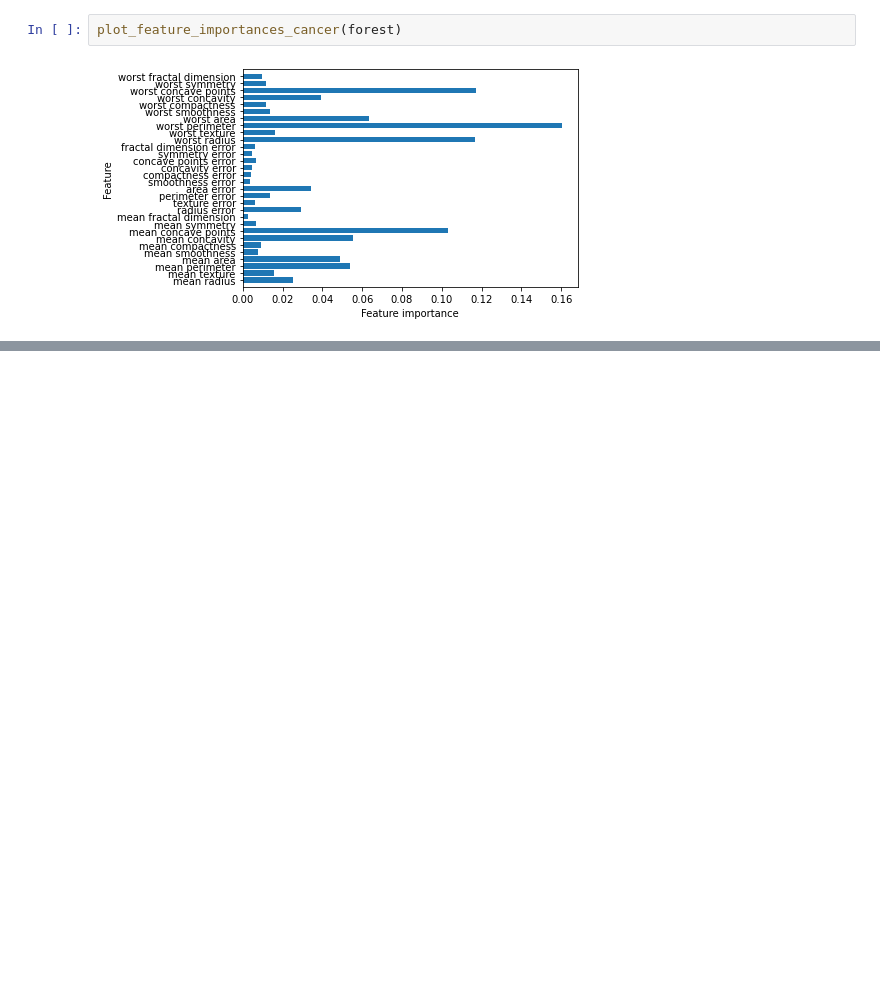
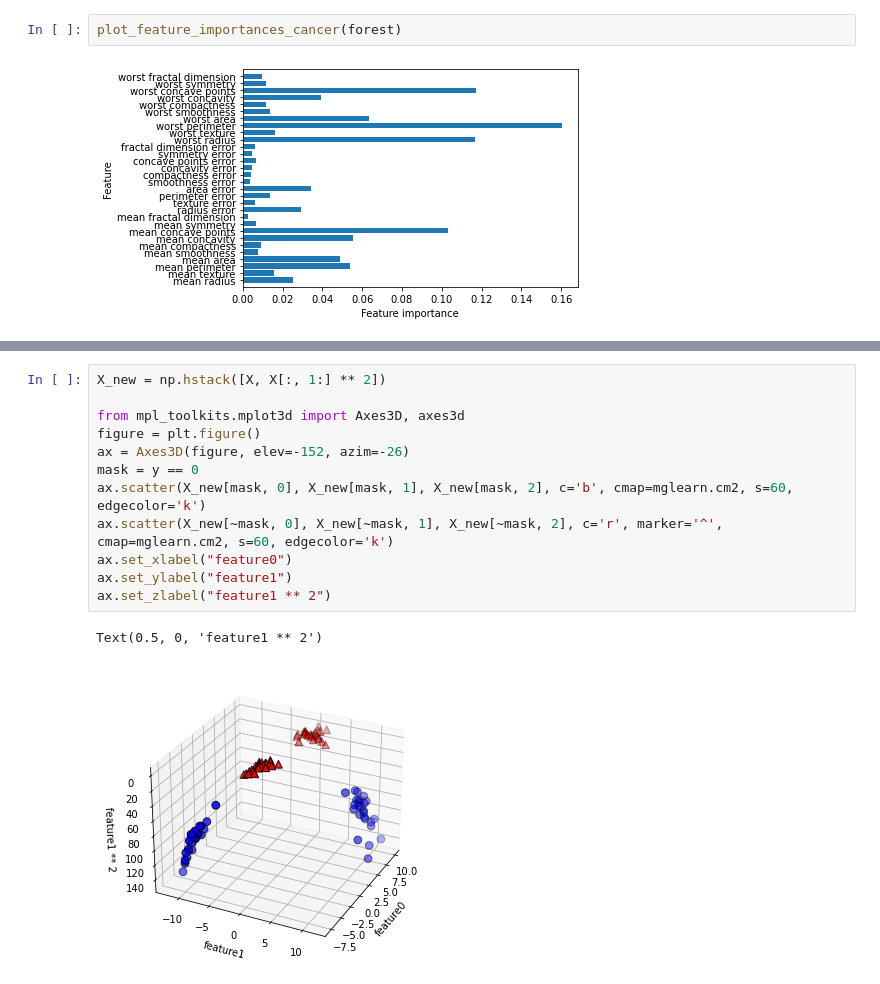
Before and after one commit to florenzen/introduction_to_ml_with_python, a Jupyter notebook: Try.ipynb, the cells around one changed output, grey strips where cells are left out. Cells and saved outputs as stored; diff of their text form; blank space fills up the shorter version.

```diff
--- a/Try.ipynb
+++ b/Try.ipynb
@@ -529,0 +544,15 @@ plot_feature_importances_cancer(forest)
+# %%
+X_new = np.hstack([X, X[:, 1:] ** 2])
+
+from mpl_toolkits.mplot3d import Axes3D, axes3d
+figure = plt.figure()
+ax = Axes3D(figure, elev=-152, azim=-26)
+mask = y == 0
+ax.scatter(X_new[mask, 0], X_new[mask, 1], X_new[mask, 2], c='b', cmap=mglearn.cm2, s=60, edgecolor='k')
+ax.scatter(X_new[~mask, 0], X_new[~mask, 1], X_new[~mask, 2], c='r', marker='^', cmap=mglearn.cm2, s=60, edgecolor='k')
+ax.set_xlabel("feature0")
+ax.set_ylabel("feature1")
+ax.set_zlabel("feature1 ** 2")
+# %% [output]
+Text(0.5, 0, 'feature1 ** 2')
+[figure, added]
```
Also changed, not shown: parts of 6 cells of this notebook, 1 other file.
